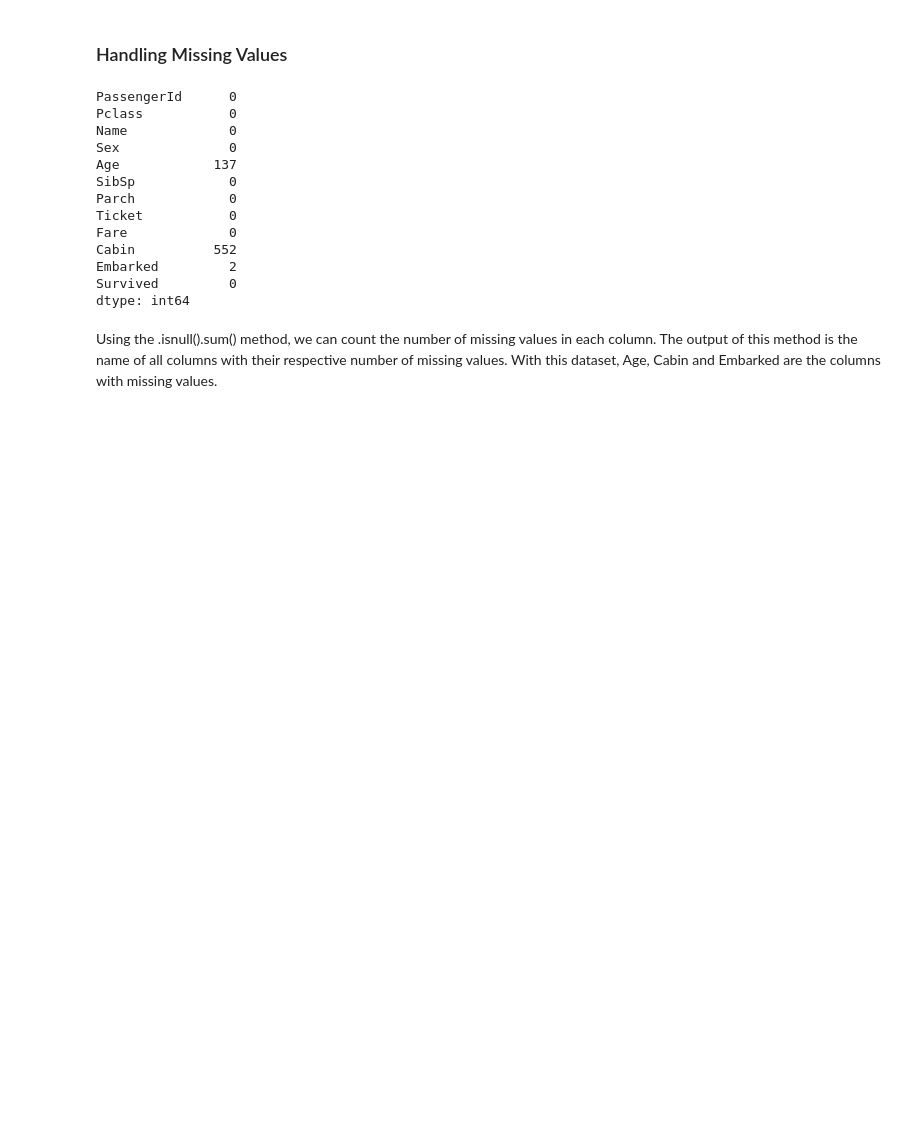
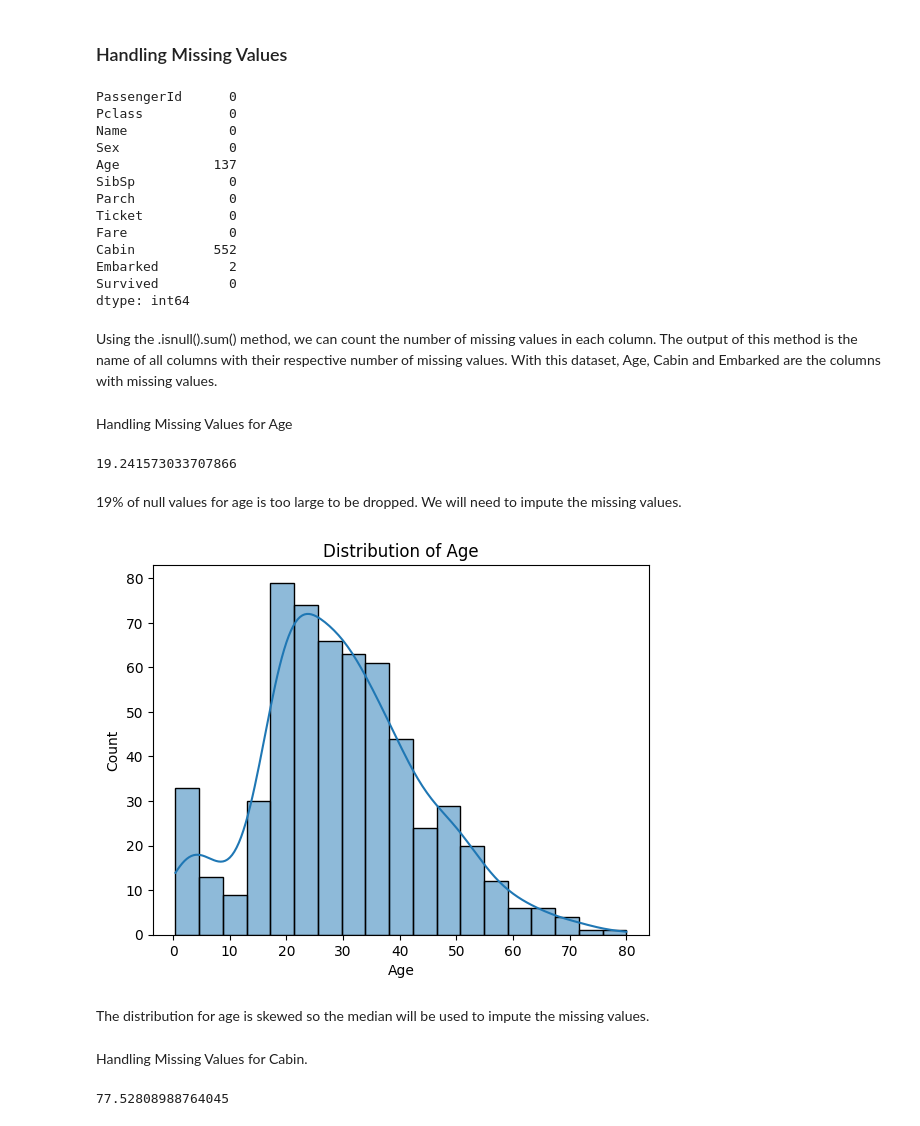
Before and after one commit to AndrewMarfo/titanic, a Jupyter notebook: titanic.ipynb, the cells around one changed output. Saved outputs shown, nothing was run; the diff lists cells and outputs as text; code cells hidden in the pictures; blank space fills up the shorter version.

```diff
--- a/titanic.ipynb
+++ b/titanic.ipynb
@@ -168,3 +169,21 @@ Survived         0
 dtype: int64
 # %% [markdown]
 Using the .isnull().sum() method, we can count the number of missing values in each column. The output of this method is the name of all columns with their respective number of missing values. With this dataset, Age, Cabin and Embarked are the columns with missing values.
+# %% [markdown]
+Handling Missing Values for Age
+# %%
+# Checking for the percentage of null values for Age
+print(tt_data["Age"].isnull().sum() / len(tt_data) * 100)
+# %% [output]
+19.241573033707866
+# %% [markdown]
+19% of null values for age is too large to be dropped. We will need to impute the missing values.
+# %%
+# Checking the distribution of Age
+sn.histplot(data=tt_data, x=tt_data["Age"], kde=True)
+plt.title("Distribution of Age")
+plt.show()
+# %% [output]
+[figure, added]
+# %% [markdown]
+The distribution for age is skewed so the median will be used to impute the missing values.
@@ -170,0 +194,7 @@ Using the .isnull().sum() method, we can count the number of missing values in e
+# %% [markdown]
+Handling Missing Values for Cabin.
+# %%
+# Checking for the percentage of null values for Cabin
+print(tt_data["Cabin"].isnull().sum() / len(tt_data) * 100)
+# %% [output]
+77.52808988764045
```
Also changed, not shown: parts of 13 cells of this notebook.
